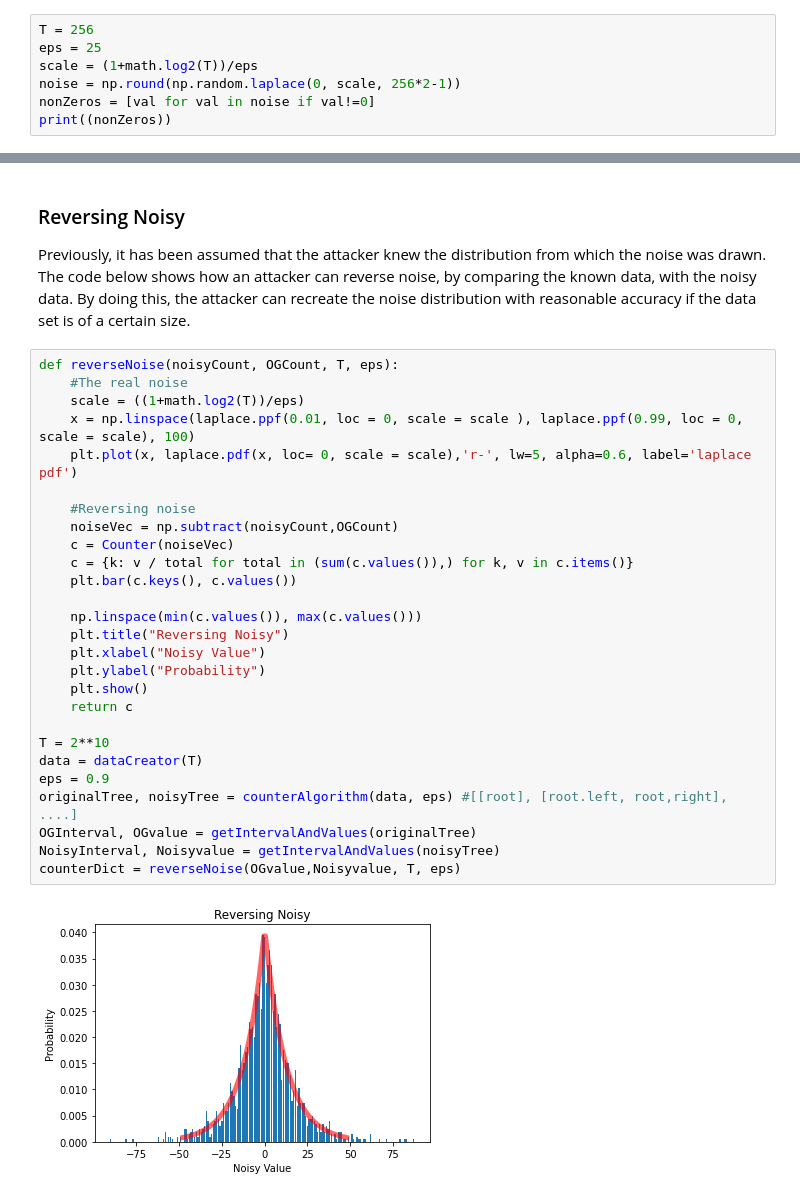
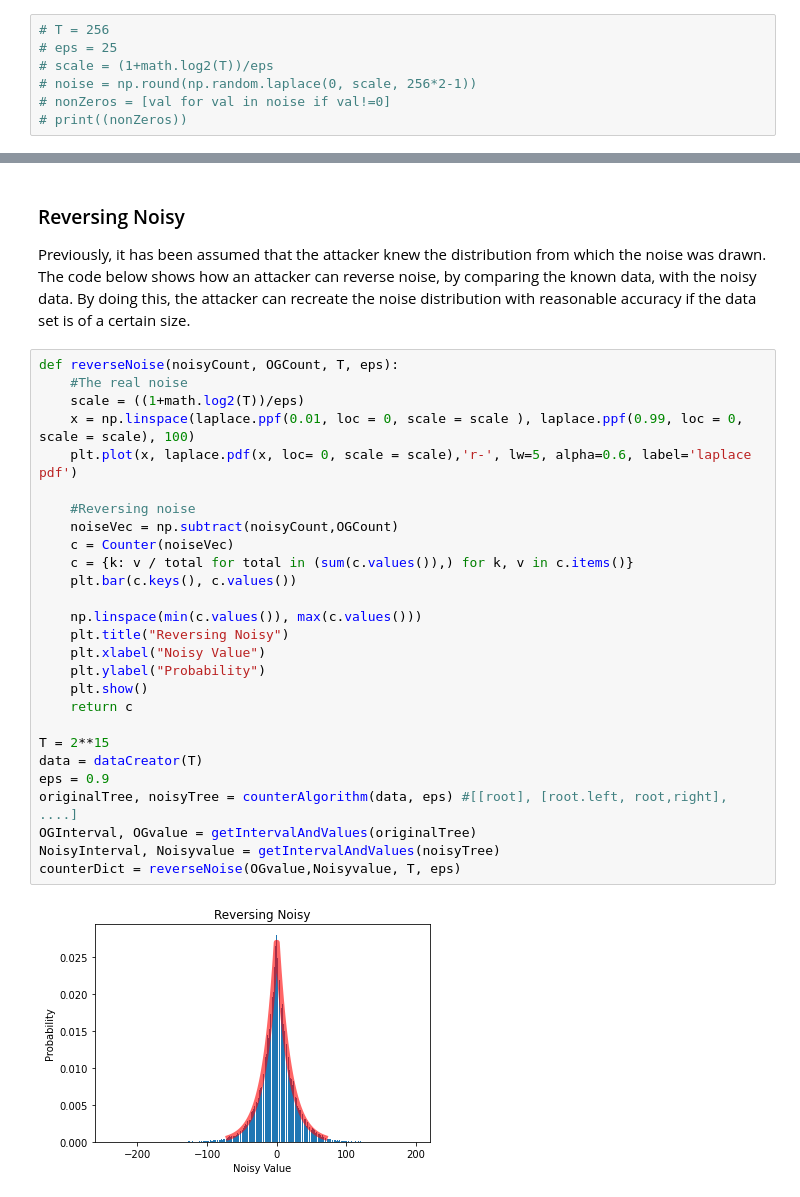
Before and after one commit to emil565a/DifferentialPrivacy_BachelorProject, a Jupyter notebook: Project.ipynb, the cells around one changed output, grey strips where cells are left out. Drawn from its saved outputs; the diff is of its cells as text.

```diff
--- a/Project.ipynb
+++ b/Project.ipynb
@@ -1912,10 +1879,10 @@ for tVal in tValues:
 # %%
-T = 256
-eps = 25
-scale = (1+math.log2(T))/eps
-noise = np.round(np.random.laplace(0, scale, 256*2-1))
-nonZeros = [val for val in noise if val!=0]
-print((nonZeros))
+# T = 256
+# eps = 25
+# scale = (1+math.log2(T))/eps
+# noise = np.round(np.random.laplace(0, scale, 256*2-1))
+# nonZeros = [val for val in noise if val!=0]
+# print((nonZeros))
 # %% [output]
 [-1.0, -1.0, 1.0, -1.0, -1.0, 1.0, -1.0, 1.0, -1.0, 1.0, -2.0, -1.0, 1.0, 1.0, -1.0, 1.0, 1.0, 1.0, 1.0, 1.0, -1.0, 1.0, 1.0, 1.0, -1.0, 2.0, 1.0, 1.0, -1.0, -1.0, 1.0, 1.0, -1.0, 1.0, 1.0, -2.0, -1.0 ...
 # %% [markdown]
@@ -1924,29 +1891,29 @@ Previously, it has been assumed that the attacker knew the distribution from whi
 # %%
 def reverseNoise(noisyCount, OGCount, T, eps):
     #The real noise
     scale = ((1+math.log2(T))/eps)
     x = np.linspace(laplace.ppf(0.01, loc = 0, scale = scale ), laplace.ppf(0.99, loc = 0, scale = scale), 100)
     plt.plot(x, laplace.pdf(x, loc= 0, scale = scale),'r-', lw=5, alpha=0.6, label='laplace pdf')
 
     #Reversing noise
     noiseVec = np.subtract(noisyCount,OGCount)
     c = Counter(noiseVec)
     c = {k: v / total for total in (sum(c.values()),) for k, v in c.items()}
     plt.bar(c.keys(), c.values())
 
     np.linspace(min(c.values()), max(c.values()))
     plt.title("Reversing Noisy")
     plt.xlabel("Noisy Value")
     plt.ylabel("Probability")
     plt.show()
     return c
 
-T = 2**10
+T = 2**15
 data = dataCreator(T)
 eps = 0.9
 originalTree, noisyTree = counterAlgorithm(data, eps) #[[root], [root.left, root,right], ....]
 OGInterval, OGvalue = getIntervalAndValues(originalTree)
 NoisyInterval, Noisyvalue = getIntervalAndValues(noisyTree)
 counterDict = reverseNoise(OGvalue,Noisyvalue, T, eps)
 # %% [output]
-[figure, old version]
+[figure, new version]
```
Also changed, not shown: parts of 25 cells of this notebook, 3 other files.
